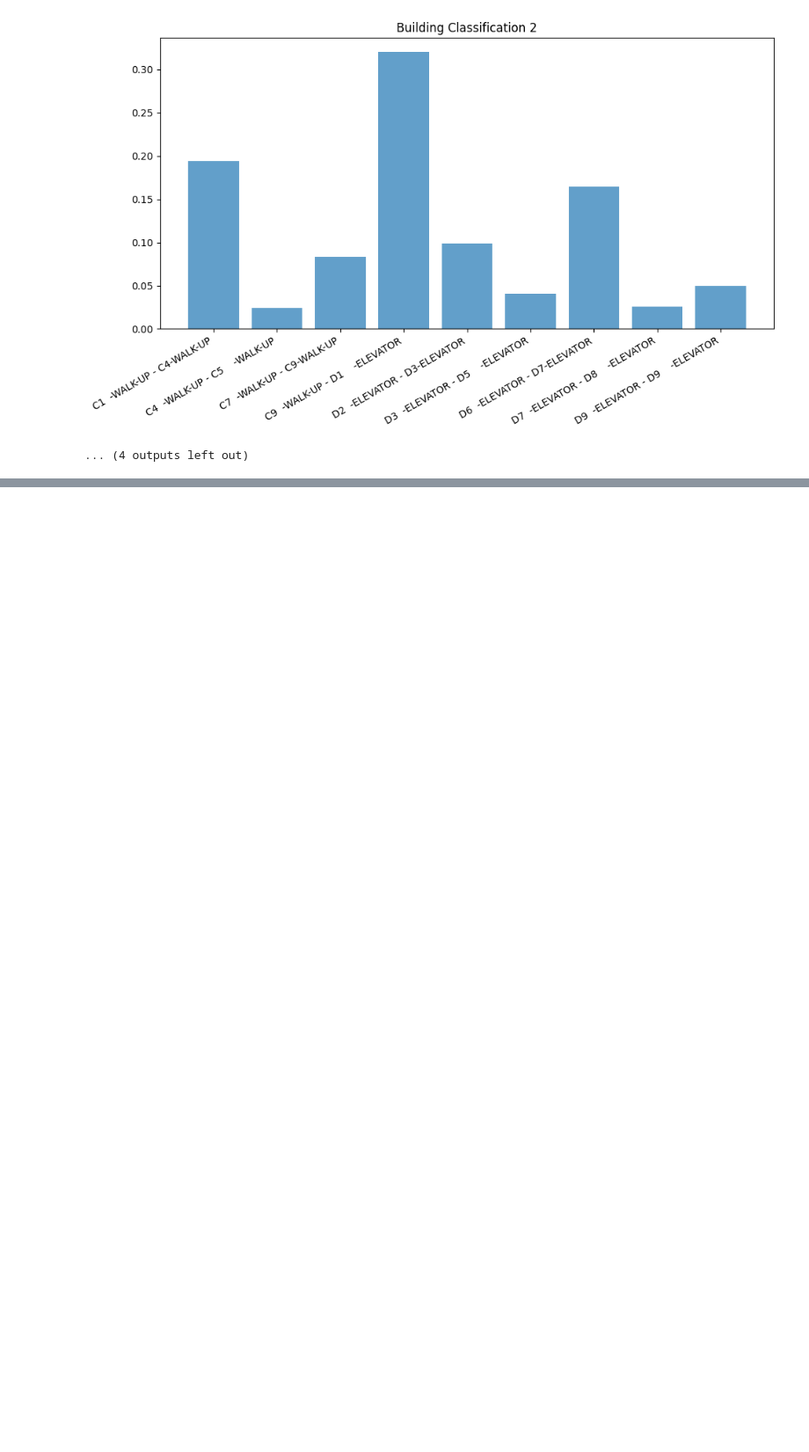
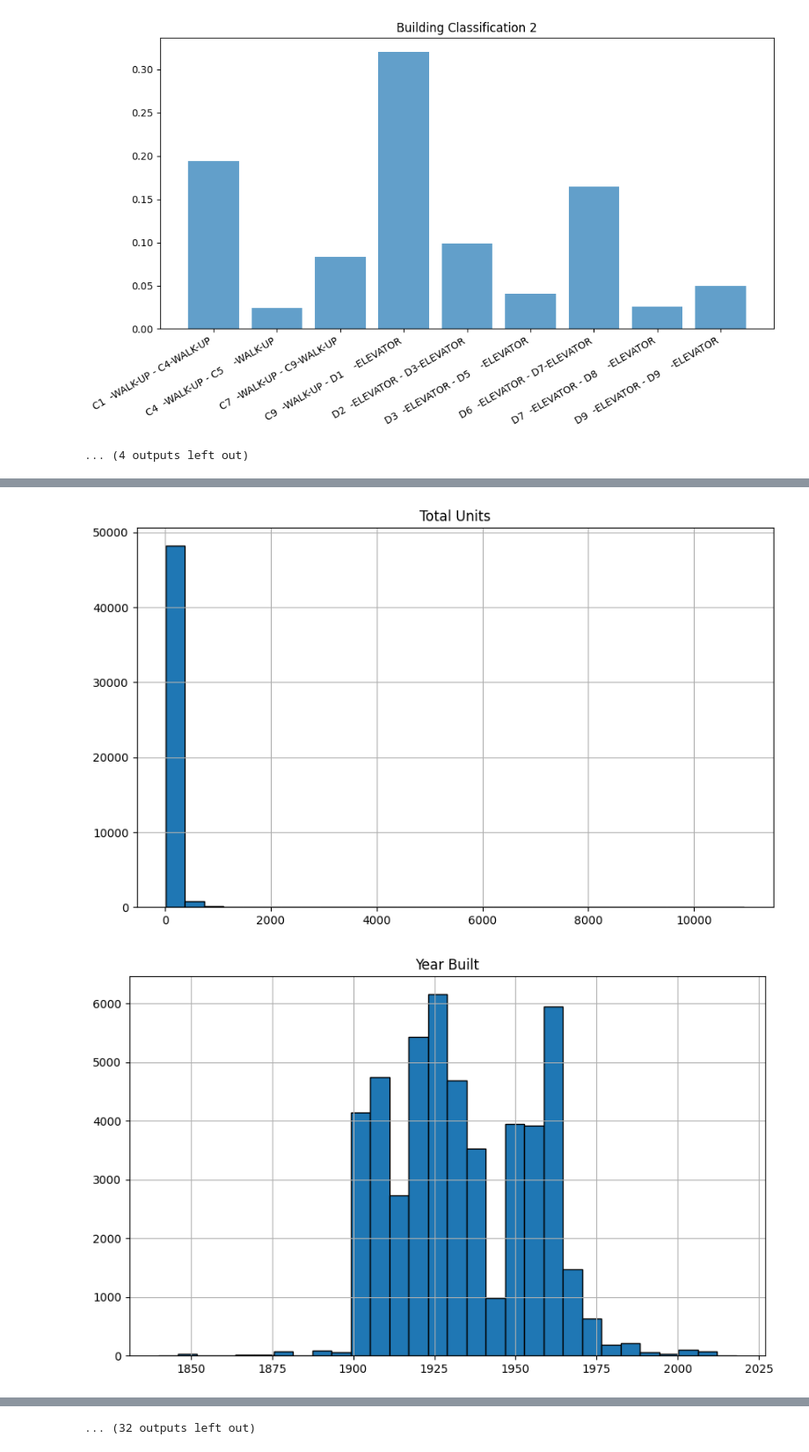
Before and after one commit to 0venBurn/Anseo, a Jupyter notebook: data_explor.ipynb, the cells around one changed output, grey strips where cells are left out. Shown at 88% size. Saved outputs shown, nothing was run; the diff lists cells and outputs as text; code cells hidden in the pictures; blank space fills up the shorter version.

```diff
--- a/data_explor.ipynb
+++ b/data_explor.ipynb
@@ -339,6 +339,7 @@ for column in categorical_columns:
 df2 = pd.read_csv('DOF__Cooperative_Comparable_Rental_Income__Citywide__20240524.csv')
 # %%
 second_categorical_columns = df2.select_dtypes(include=['object']).columns
+second_numerical_columns = df2.select_dtypes(include=['int64', 'float64']).columns
 # %%
 for column in second_categorical_columns:
     # Here the data is being sorted
@@ -388,0 +407,9 @@ for column in second_categorical_columns:
+# %%
+for column in second_numerical_columns:
+    plt.figure(figsize=(10, 6))
+    df2[column].hist(bins=30, edgecolor='black')
+    plt.title(column)
+    plt.show()
+# %% [output]
+[figure, added]
+[figure, added]
@@ -388,0 +426 @@ for column in second_categorical_columns:
+... (32 outputs left out)
```
Also changed, not shown: parts of 2 cells of this notebook.
